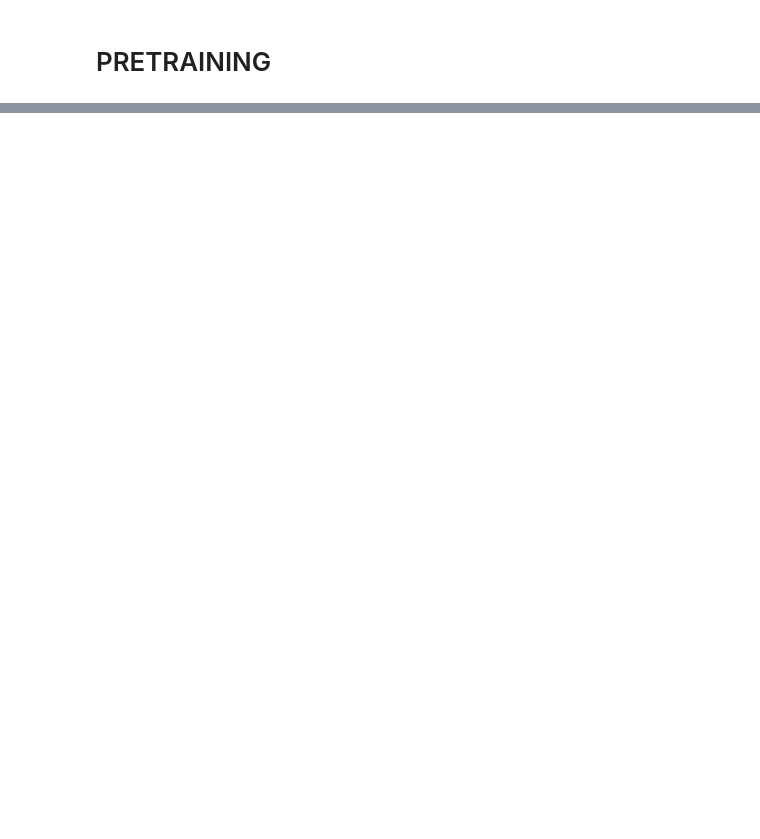
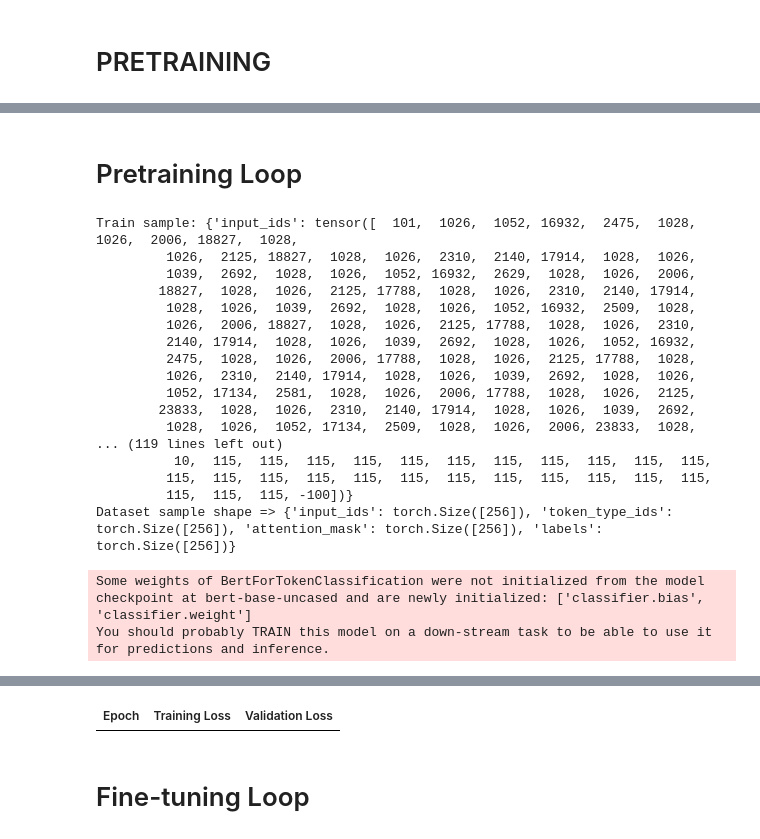
Before and after one commit to Willy-Chan/auto-pian, a Jupyter notebook: sequence_models/t5-small-pretraining-and-finetuning.ipynb, the cells around one changed output, grey strips where cells are left out. Saved outputs shown, nothing was run; the diff lists cells and outputs as text; code cells hidden in the pictures; blank space fills up the shorter version.

Commit message:
bert experiments with pretraining and finetuning

```diff
--- a/sequence_models/t5-small-pretraining-and-finetuning.ipynb
+++ b/sequence_models/t5-small-pretraining-and-finetuning.ipynb
@@ -225,3 +262,5 @@ KeyboardInterrupt:
+# %% [markdown]
+# Pretraining Loop
 # %%
 # Example:
 # noisy_sequences  -> your 2,500 "noisy" pieces
@@ -236,40 +275,72 @@ from sklearn.model_selection import train_test_split
 
 train_noisy, val_noisy = train_test_split(noisy_sequences, test_size=0.1, random_state=42)
 
-tokenizer = T5Tokenizer.from_pretrained("t5-small")
 
-train_noisy_dataset = T5FingeringDataset(train_noisy, tokenizer, max_length=256)
-val_noisy_dataset   = T5FingeringDataset(val_noisy, tokenizer, max_length=256)
 
-data_collator = T5DataCollator(tokenizer, max_length=256)
+bert_tokenizer = BertTokenizerFast.from_pretrained("bert-base-uncased")
+train_noisy_dataset = BertFingeringDataset(train_noisy, tokenizer=bert_tokenizer, max_length=256)
+val_noisy_dataset   = BertFingeringDataset(val_noisy,   tokenizer=bert_tokenizer, max_length=256)
 
-model = T5ForConditionalGeneration.from_pretrained("t5-small")
+print("Train sample:", train_noisy_dataset[0])
+print("Validation sample:", val_noisy_dataset[0])
+print("Dataset sample shape =>", {k: v.shape for k, v in train_noisy_dataset[0].items()})
 
-pretrain_args = TrainingArguments(
-    output_dir="pretrain_t5_noisy",   # Where checkpoints are saved
+
+
+
+from transformers import BertForTokenClassification
+
+num_finger_labels = len(finger_to_int_mapping)  # or however many finger classes you have
+
+model = BertForTokenClassification.from_pretrained(
+    "bert-base-uncased",
+    num_labels=num_finger_labels
+)
+
+
+
+train_args = TrainingArguments(
+    output_dir="bert_noisy_pretrain",  # Where to save checkpoints
     overwrite_output_dir=True,
-    num_train_epochs=5,               # Adjust as needed
-    per_device_train_batch_size=2,    # Adjust for GPU memory
+    num_train_epochs=5,
+    per_device_train_batch_size=2,
     per_device_eval_batch_size=2,
-    evaluation_strategy="epoch",      # Evaluate at the end of each epoch
-    save_strategy="epoch",            # Save checkpoint each epoch
+    evaluation_strategy="epoch",
+    save_strategy="epoch",
     logging_steps=10,
     learning_rate=1e-4,
     weight_decay=0.01,
-    fp16=torch.cuda.is_available(),   # use FP16 if possible
     push_to_hub=False,
+    report_to="none",  # disables wandb
 )
 
 trainer = Trainer(
     model=model,
-    args=pretrain_args,
+    args=train_args,
     train_dataset=train_noisy_dataset,
     eval_dataset=val_noisy_dataset,
-    data_collator=data_collator
+    # No custom data collator => uses default DataCollatorWithPadding
 )
 
-# ---- 1) Pretrain on noisy dataset
-trainer.train()
-
-# Save your pretrained model
-trainer.save_model("pretrained_t5_noisy")
+trainer.train()  # Fine-tune BERT on your data
+model.save_pretrained("bert_noisy_pretrain")
+# %% [output]
+Train sample: {'input_ids': tensor([  101,  1026,  1052, 16932,  2475,  1028,  1026,  2006, 18827,  1028,
+         1026,  2125, 18827,  1028,  1026,  2310,  2140, 17914,  1028,  1026,
+         1039,  2692,  1028,  1026,  1052, 16932,  2629,  1028,  1026,  2006,
+        18827,  1028,  1026,  2125, 17788,  1028,  1026,  2310,  2140, 17914,
+         1028,  1026,  1039,  2692,  1028,  1026,  1052, 16932,  2509,  1028,
+         1026,  2006, 18827,  1028,  1026,  2125, 17788,  1028,  1026,  2310,
+         2140, 17914,  1028,  1026,  1039,  2692,  1028,  1026,  1052, 16932,
+         2475,  1028,  1026,  2006, 17788,  1028,  1026,  2125, 17788,  1028,
+         1026,  2310,  2140, 17914,  1028,  1026,  1039,  2692,  1028,  1026,
+         1052, 17134,  2581,  1028,  1026,  2006, 17788,  1028,  1026,  2125,
+        23833,  1028,  1026,  2310,  2140, 17914,  1028,  1026,  1039,  2692,
+         1028,  1026,  1052, 17134,  2509,  1028,  1026,  2006, 23833,  1028,
+... (119 lines left out)
+          10,  115,  115,  115,  115,  115,  115,  115,  115,  115,  115,  115,
+         115,  115,  115,  115,  115,  115,  115,  115,  115,  115,  115,  115,
+         115,  115,  115, -100])}
+Dataset sample shape => {'input_ids': torch.Size([256]), 'token_type_ids': torch.Size([256]), 'attention_mask': torch.Size([256]), 'labels': torch.Size([256])}
+Some weights of BertForTokenClassification were not initialized from the model checkpoint at bert-base-uncased and are newly initialized: ['classifier.bias', 'classifier.weight']
+You should probably TRAIN this model on a down-stream task to be able to use it for predictions and inference.
@@ -275,0 +348,3 @@ trainer.save_model("pretrained_t5_noisy")
+| Epoch | Training Loss | Validation Loss |
+# %% [markdown]
+# Fine-tuning Loop
```
Also changed, not shown: parts of 9 cells of this notebook.
